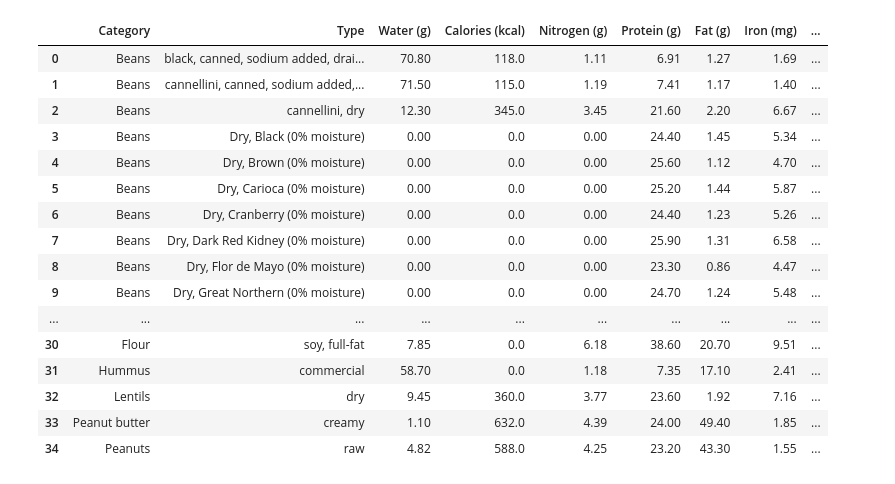
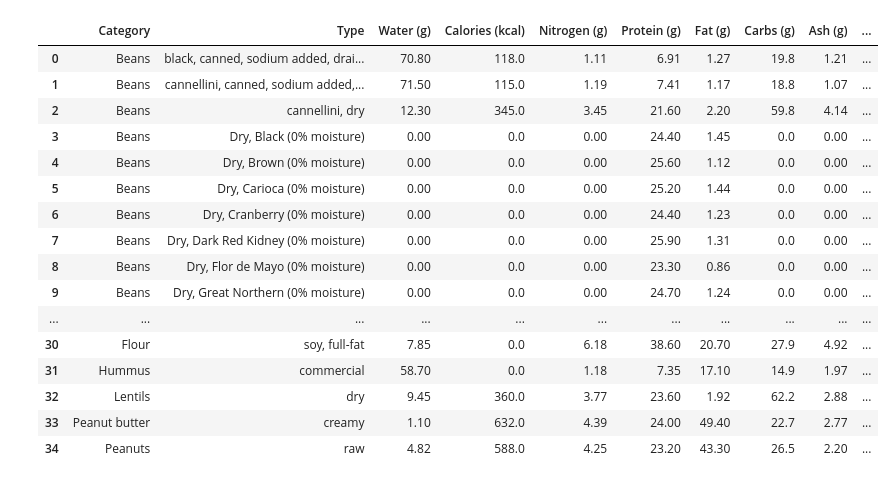
Before and after one commit to Tubbers03/Individual-Legume-Data, a Jupyter notebook: Main_Code.ipynb, the cells around one changed output. Drawn from its saved outputs; the diff is of its cells as text; code cells hidden in the pictures.

```diff
--- a/Main_Code.ipynb
+++ b/Main_Code.ipynb
@@ -65,48 +66,52 @@ legusdf['Category'] = legusdf["description"].str.extract(r'^(.*?),')
 legusdf['Type'] = legusdf["description"].str.extract(r',\s*(.*)')
 
 
 legusdf = legusdf[[
     "fdcId",
     "Category",
     "Type",
     "description",
     "Water (g)",
     "dataType",
     "publicationDate",
     "ndbNumber",
     "foodNutrients",
     "Calories (kcal)",
     "Nitrogen (g)",
     "Protein (g)",
     "Fat (g)",
+    "Carbs (g)",
+    "Ash (g)",
+    "Starch (g)",
+    "Resistant starch (g)",
     "Iron (mg)",
     "Magnesium (mg)",
     "Phosphorus (mg)",
     "Potassium (mg)",
     "Sodium (mg)",
     "Zinc (mg)",
     "Copper (mg)",
     "Manganese (mg)"
 ]]
 
 legusdf = legusdf.drop(columns = ["fdcId", "description", "dataType", "ndbNumber", "foodNutrients", "publicationDate"])
 legusdf
 # %% [output]
-|  | Category | Type | Water (g) | Calories (kcal) | Nitrogen (g) | Protein (g) | Fat (g) | Iron (mg) | ... |
-| 0 | Beans | black, canned, sodium added, drai... | 70.80 | 118.0 | 1.11 | 6.91 | 1.27 | 1.69 | ... |
-| 1 | Beans | cannellini, canned, sodium added,... | 71.50 | 115.0 | 1.19 | 7.41 | 1.17 | 1.40 | ... |
-| 2 | Beans | cannellini, dry | 12.30 | 345.0 | 3.45 | 21.60 | 2.20 | 6.67 | ... |
-| 3 | Beans | Dry, Black (0% moisture) | 0.00 | 0.0 | 0.00 | 24.40 | 1.45 | 5.34 | ... |
-| 4 | Beans | Dry, Brown (0% moisture) | 0.00 | 0.0 | 0.00 | 25.60 | 1.12 | 4.70 | ... |
-| 5 | Beans | Dry, Carioca (0% moisture) | 0.00 | 0.0 | 0.00 | 25.20 | 1.44 | 5.87 | ... |
-| 6 | Beans | Dry, Cranberry (0% moisture) | 0.00 | 0.0 | 0.00 | 24.40 | 1.23 | 5.26 | ... |
-| 7 | Beans | Dry, Dark Red Kidney (0% moisture) | 0.00 | 0.0 | 0.00 | 25.90 | 1.31 | 6.58 | ... |
-| 8 | Beans | Dry, Flor de Mayo (0% moisture) | 0.00 | 0.0 | 0.00 | 23.30 | 0.86 | 4.47 | ... |
-| 9 | Beans | Dry, Great Northern (0% moisture) | 0.00 | 0.0 | 0.00 | 24.70 | 1.24 | 5.48 | ... |
-| ... | ... | ... | ... | ... | ... | ... | ... | ... | ... |
-| 30 | Flour | soy, full-fat | 7.85 | 0.0 | 6.18 | 38.60 | 20.70 | 9.51 | ... |
-| 31 | Hummus | commercial | 58.70 | 0.0 | 1.18 | 7.35 | 17.10 | 2.41 | ... |
-| 32 | Lentils | dry | 9.45 | 360.0 | 3.77 | 23.60 | 1.92 | 7.16 | ... |
-| 33 | Peanut butter | creamy | 1.10 | 632.0 | 4.39 | 24.00 | 49.40 | 1.85 | ... |
-| 34 | Peanuts | raw | 4.82 | 588.0 | 4.25 | 23.20 | 43.30 | 1.55 | ... |
+|  | Category | Type | Water (g) | Calories (kcal) | Nitrogen (g) | Protein (g) | Fat (g) | Carbs (g) | Ash (g) | ... |
+| 0 | Beans | black, canned, sodium added, drai... | 70.80 | 118.0 | 1.11 | 6.91 | 1.27 | 19.8 | 1.21 | ... |
+| 1 | Beans | cannellini, canned, sodium added,... | 71.50 | 115.0 | 1.19 | 7.41 | 1.17 | 18.8 | 1.07 | ... |
+| 2 | Beans | cannellini, dry | 12.30 | 345.0 | 3.45 | 21.60 | 2.20 | 59.8 | 4.14 | ... |
+| 3 | Beans | Dry, Black (0% moisture) | 0.00 | 0.0 | 0.00 | 24.40 | 1.45 | 0.0 | 0.00 | ... |
+| 4 | Beans | Dry, Brown (0% moisture) | 0.00 | 0.0 | 0.00 | 25.60 | 1.12 | 0.0 | 0.00 | ... |
+| 5 | Beans | Dry, Carioca (0% moisture) | 0.00 | 0.0 | 0.00 | 25.20 | 1.44 | 0.0 | 0.00 | ... |
+| 6 | Beans | Dry, Cranberry (0% moisture) | 0.00 | 0.0 | 0.00 | 24.40 | 1.23 | 0.0 | 0.00 | ... |
+| 7 | Beans | Dry, Dark Red Kidney (0% moisture) | 0.00 | 0.0 | 0.00 | 25.90 | 1.31 | 0.0 | 0.00 | ... |
+| 8 | Beans | Dry, Flor de Mayo (0% moisture) | 0.00 | 0.0 | 0.00 | 23.30 | 0.86 | 0.0 | 0.00 | ... |
+| 9 | Beans | Dry, Great Northern (0% moisture) | 0.00 | 0.0 | 0.00 | 24.70 | 1.24 | 0.0 | 0.00 | ... |
+| ... | ... | ... | ... | ... | ... | ... | ... | ... | ... | ... |
+| 30 | Flour | soy, full-fat | 7.85 | 0.0 | 6.18 | 38.60 | 20.70 | 27.9 | 4.92 | ... |
+| 31 | Hummus | commercial | 58.70 | 0.0 | 1.18 | 7.35 | 17.10 | 14.9 | 1.97 | ... |
+| 32 | Lentils | dry | 9.45 | 360.0 | 3.77 | 23.60 | 1.92 | 62.2 | 2.88 | ... |
+| 33 | Peanut butter | creamy | 1.10 | 632.0 | 4.39 | 24.00 | 49.40 | 22.7 | 2.77 | ... |
+| 34 | Peanuts | raw | 4.82 | 588.0 | 4.25 | 23.20 | 43.30 | 26.5 | 2.20 | ... |
 # %%
```
Also changed, not shown: parts of 6 cells of this notebook, 4 other files.
